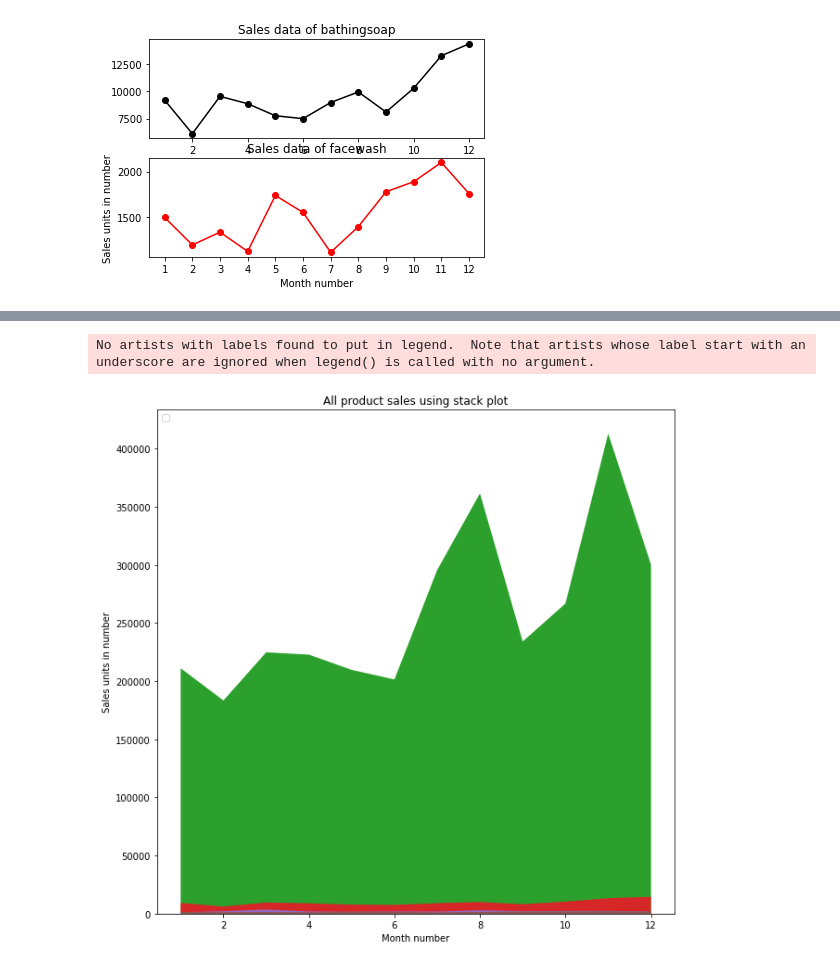
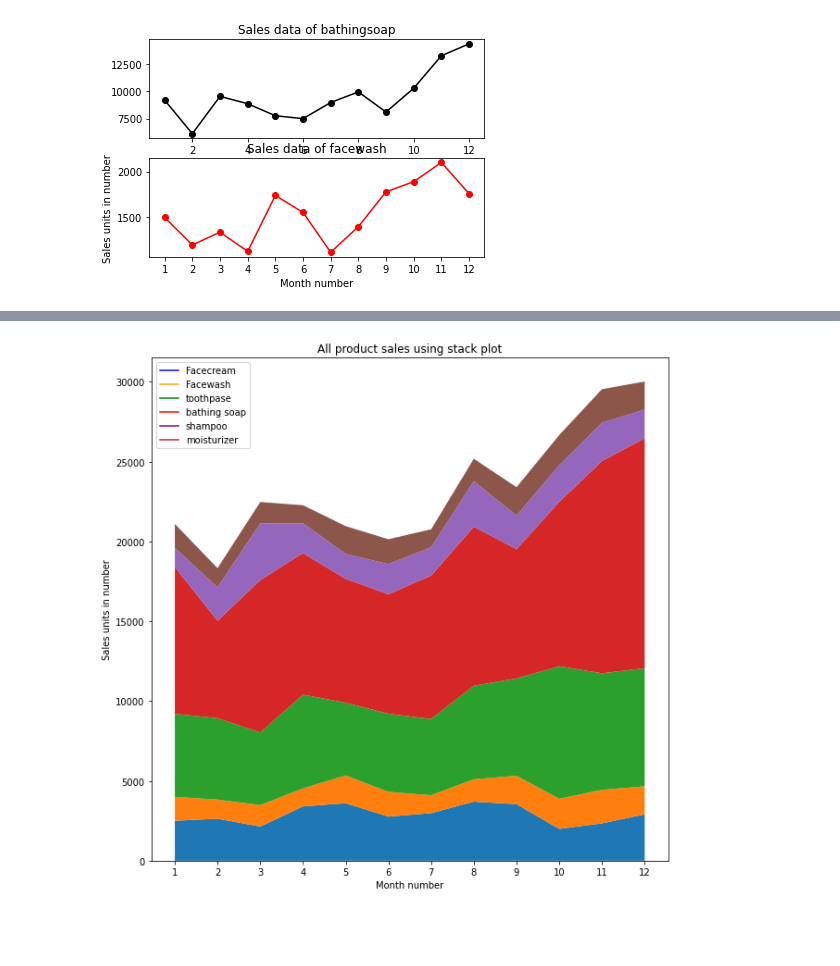
Before and after one commit to aabir-ribouh/python-for-finance, a Jupyter notebook: day_03/assignments/01-matplotlib_basic_assignment.ipynb, the cells around one changed output, grey strips where cells are left out. Cells and saved outputs as stored; diff of their text form; code cells hidden in the pictures; blank space fills up the shorter version.

```diff
--- a/day_03/assignments/01-matplotlib_basic_assignment.ipynb
+++ b/day_03/assignments/01-matplotlib_basic_assignment.ipynb
@@ -241,14 +239,27 @@ plt.show()
 # %%
 # write your code here
 sh = data['shampoo']
 ms = data['moisturizer']
 plt.figure(figsize = (10,10))
-y = np.vstack([fc, fw, ])
+y = np.vstack([fc, fw, data['toothpaste'], bs, sh, ms])
+plt.plot([], [], color ='blue',
+         label ='Facecream')
+plt.plot([], [], color ='orange',
+         label ='Facewash')
+plt.plot([], [], color ='green',
+         label ='toothpase')
+plt.plot([], [], color ='red',
+         label ='bathing soap')
+plt.plot([], [], color ='purple',
+         label ='shampoo')
+plt.plot([], [], color ='brown',
+         label ='moisturizer')
+plt.stackplot(X, y)
 plt.xlabel('Month number')
 plt.ylabel('Sales units in number')
 plt.title('All product sales using stack plot')
 plt.legend(loc = 'upper left')
+plt.xticks(X)
 plt.show()
 # %% [output]
-No artists with labels found to put in legend.  Note that artists whose label start with an underscore are ignored when legend() is called with no argument.
-[figure, old version]
+[figure, new version]
```
Also changed, not shown: parts of 1 cell of this notebook, 6 other files.
